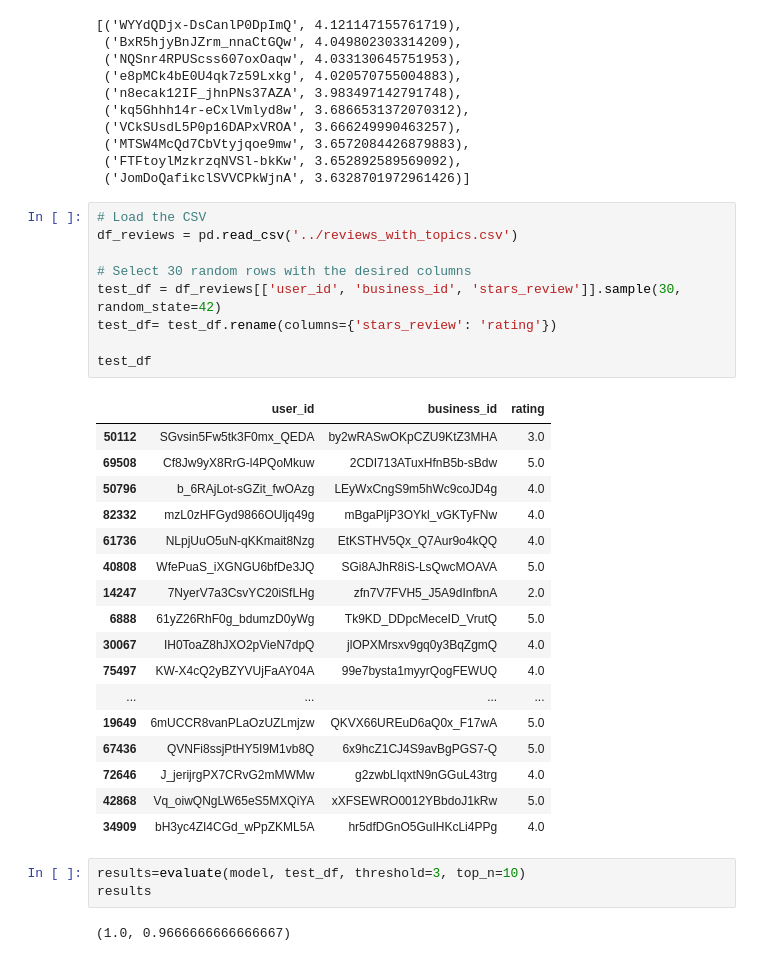
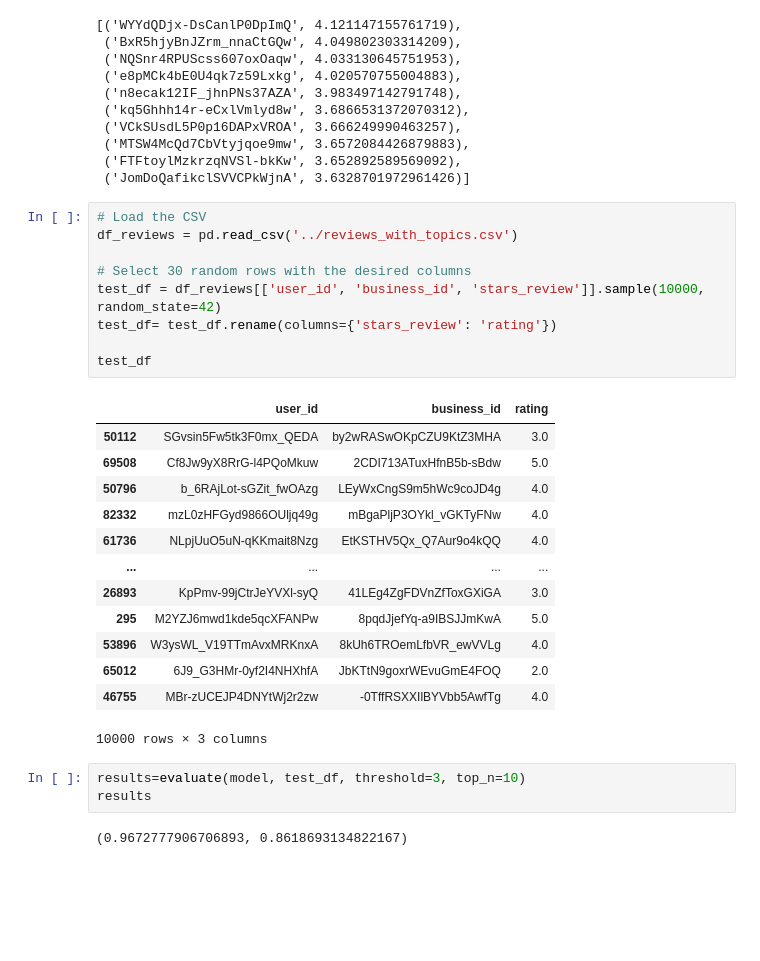
Before and after one commit to JaumeSanCol/Comp_ML, a Jupyter notebook: recommendation/evaluation.ipynb, the cells around one changed output. Cells and saved outputs as stored; diff of their text form; blank space fills up the shorter version.

```diff
--- a/recommendation/evaluation.ipynb
+++ b/recommendation/evaluation.ipynb
@@ -100,32 +100,28 @@ rec_list
 # %%
 # Load the CSV
 df_reviews = pd.read_csv('../reviews_with_topics.csv')
 
 # Select 30 random rows with the desired columns
-test_df = df_reviews[['user_id', 'business_id', 'stars_review']].sample(30, random_state=42)
+test_df = df_reviews[['user_id', 'business_id', 'stars_review']].sample(10000, random_state=42)
 test_df= test_df.rename(columns={'stars_review': 'rating'})
 
 test_df
 # %% [output]
 |  | user_id | business_id | rating |
 | 50112 | SGvsin5Fw5tk3F0mx_QEDA | by2wRASwOKpCZU9KtZ3MHA | 3.0 |
 | 69508 | Cf8Jw9yX8RrG-l4PQoMkuw | 2CDI713ATuxHfnB5b-sBdw | 5.0 |
 | 50796 | b_6RAjLot-sGZit_fwOAzg | LEyWxCngS9m5hWc9coJD4g | 4.0 |
 | 82332 | mzL0zHFGyd9866OUljq49g | mBgaPljP3OYkl_vGKTyFNw | 4.0 |
 | 61736 | NLpjUuO5uN-qKKmait8Nzg | EtKSTHV5Qx_Q7Aur9o4kQQ | 4.0 |
-| 40808 | WfePuaS_iXGNGU6bfDe3JQ | SGi8AJhR8iS-LsQwcMOAVA | 5.0 |
-| 14247 | 7NyerV7a3CsvYC20iSfLHg | zfn7V7FVH5_J5A9dInfbnA | 2.0 |
-| 6888 | 61yZ26RhF0g_bdumzD0yWg | Tk9KD_DDpcMeceID_VrutQ | 5.0 |
-| 30067 | IH0ToaZ8hJXO2pVieN7dpQ | jlOPXMrsxv9gq0y3BqZgmQ | 4.0 |
-| 75497 | KW-X4cQ2yBZYVUjFaAY04A | 99e7bysta1myyrQogFEWUQ | 4.0 |
 | ... | ... | ... | ... |
-| 19649 | 6mUCCR8vanPLaOzUZLmjzw | QKVX66UREuD6aQ0x_F17wA | 5.0 |
-| 67436 | QVNFi8ssjPtHY5I9M1vb8Q | 6x9hcZ1CJ4S9avBgPGS7-Q | 5.0 |
-| 72646 | J_jerijrgPX7CRvG2mMWMw | g2zwbLIqxtN9nGGuL43trg | 4.0 |
-| 42868 | Vq_oiwQNgLW65eS5MXQiYA | xXFSEWRO0012YBbdoJ1kRw | 5.0 |
-| 34909 | bH3yc4ZI4CGd_wPpZKML5A | hr5dfDGnO5GuIHKcLi4PPg | 4.0 |
+| 26893 | KpPmv-99jCtrJeYVXl-syQ | 41LEg4ZgFDVnZfToxGXiGA | 3.0 |
+| 295 | M2YZJ6mwd1kde5qcXFANPw | 8pqdJjefYq-a9IBSJJmKwA | 5.0 |
+| 53896 | W3ysWL_V19TTmAvxMRKnxA | 8kUh6TROemLfbVR_ewVVLg | 4.0 |
+| 65012 | 6J9_G3HMr-0yf2I4NHXhfA | JbKTtN9goxrWEvuGmE4FOQ | 2.0 |
+| 46755 | MBr-zUCEJP4DNYtWj2r2zw | -0TffRSXXIlBYVbb5AwfTg | 4.0 |
+10000 rows × 3 columns
 # %%
 results=evaluate(model, test_df, threshold=3, top_n=10)
 results
 # %% [output]
-(1.0, 0.9666666666666667)
+(0.9672777906706893, 0.8618693134822167)
```
Also changed, not shown: 6 other files.
